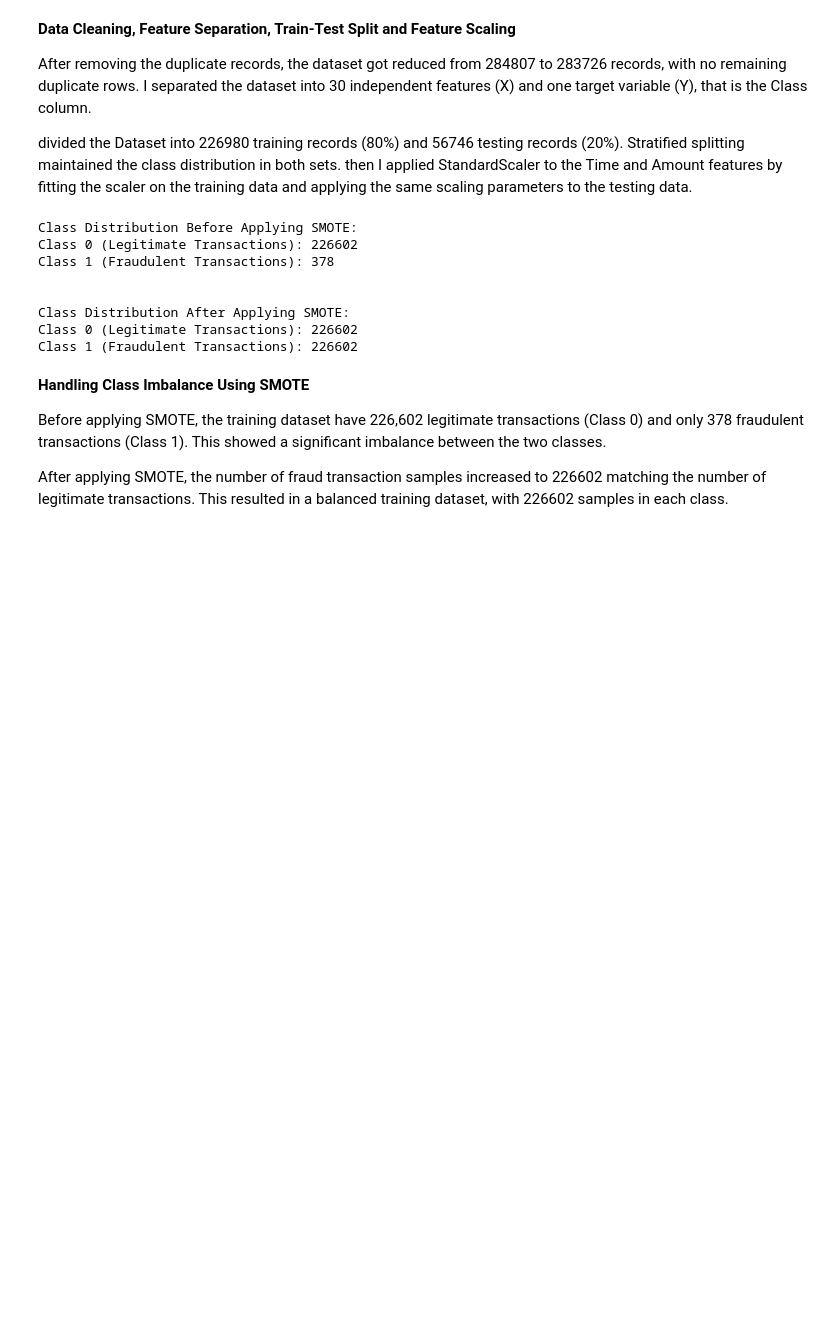
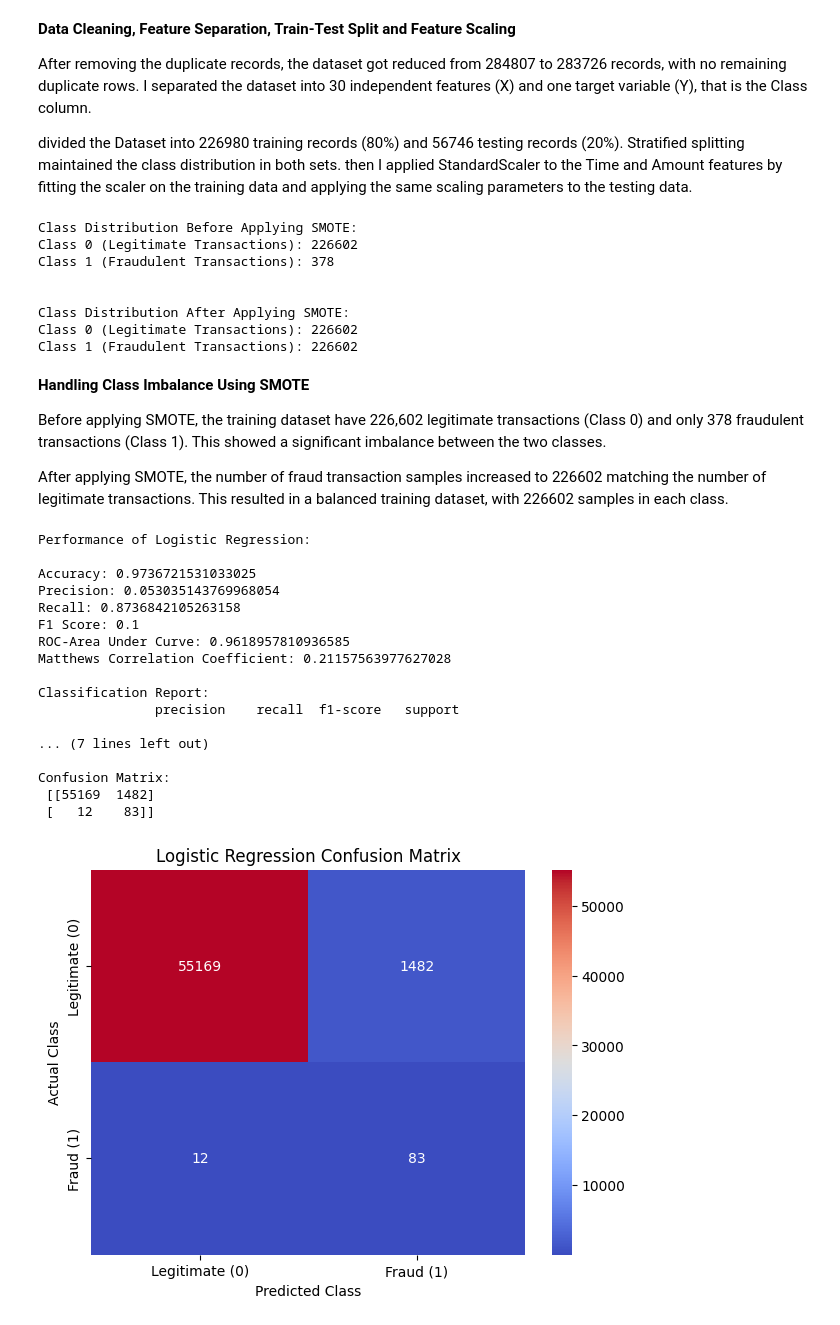
Before and after one commit to sriharshakolla25/CS-746-PDS-Credit-Card-Fraud-Detection, a Jupyter notebook: credit_card_fraud.ipynb, the cells around one changed output. Saved outputs shown, nothing was run; the diff lists cells and outputs as text; code cells hidden in the pictures; blank space fills up the shorter version.

```diff
--- a/credit_card_fraud.ipynb
+++ b/credit_card_fraud.ipynb
@@ -294,3 +298,63 @@ Class 1 (Fraudulent Transactions): 226602
 Before applying SMOTE,  the training dataset have 226,602 legitimate transactions (Class 0) and only 378 fraudulent transactions (Class 1). This showed a significant imbalance between the two classes.
 
 After applying SMOTE, the number of fraud transaction samples increased to 226602 matching the number of legitimate transactions. This resulted in a balanced training dataset, with 226602 samples in each class.
+# %%
+#Importing the required libraries from sklearn for Logistic Regression model evaluation
+from sklearn.linear_model import LogisticRegression
+from sklearn.metrics import accuracy_score, precision_score, recall_score
+from sklearn.metrics import f1_score, roc_auc_score, matthews_corrcoef
+from sklearn.metrics import confusion_matrix, classification_report
+
+# Creating and Training the model for better performance
+logistic_model = LogisticRegression(random_state=42, max_iter=1000)
+logistic_model.fit(X_train_smote, Y_train_smote)
+
+# Making predictions on the test data
+Y_pred_logistic = logistic_model.predict(X_test)
+
+# Getting the probability values for fraud transactions
+Y_prob_logistic = logistic_model.predict_proba(X_test)[:, 1]
+
+# Checking the logistic model performance using different evaluation metrics
+print("Performance of Logistic Regression:", "\n")
+print("Accuracy:", accuracy_score(Y_test, Y_pred_logistic))
+print("Precision:", precision_score(Y_test, Y_pred_logistic))
+print("Recall:", recall_score(Y_test, Y_pred_logistic))
+print("F1 Score:", f1_score(Y_test, Y_pred_logistic))
+print("ROC-Area Under Curve:", roc_auc_score(Y_test, Y_prob_logistic))
+print("Matthews Correlation Coefficient:", matthews_corrcoef(Y_test, Y_pred_logistic))
+
+# Generating and Displaying the classification report each class
+print("\nClassification Report:","\n",classification_report(Y_test, Y_pred_logistic))
+
+# Creating the confusion matrix to check the results of the prediction values
+confusion_mat = confusion_matrix(Y_test, Y_pred_logistic)
+print("\nConfusion Matrix:","\n",confusion_mat)
+
+# Plotting the confusion matrix of fraud and legitimate transactions
+plt.figure(figsize=(7, 5))
+sns.heatmap(confusion_mat, annot=True, fmt='d', cmap='coolwarm',xticklabels=['Legitimate (0)', 'Fraud (1)'],yticklabels=['Legitimate (0)', 'Fraud (1)'])
+#assigning titles for the plotted confusion matrix
+plt.title('Logistic Regression Confusion Matrix')
+plt.xlabel('Predicted Class')
+plt.ylabel('Actual Class')
+plt.show()
+# %% [output]
+Performance of Logistic Regression:
+
+Accuracy: 0.9736721531033025
+Precision: 0.053035143769968054
+Recall: 0.8736842105263158
+F1 Score: 0.1
+ROC-Area Under Curve: 0.9618957810936585
+Matthews Correlation Coefficient: 0.21157563977627028
+
+Classification Report:
+               precision    recall  f1-score   support
+
+... (7 lines left out)
+
+Confusion Matrix:
+ [[55169  1482]
+ [   12    83]]
+[figure, added]
```
Also changed, not shown: parts of 8 cells of this notebook.
